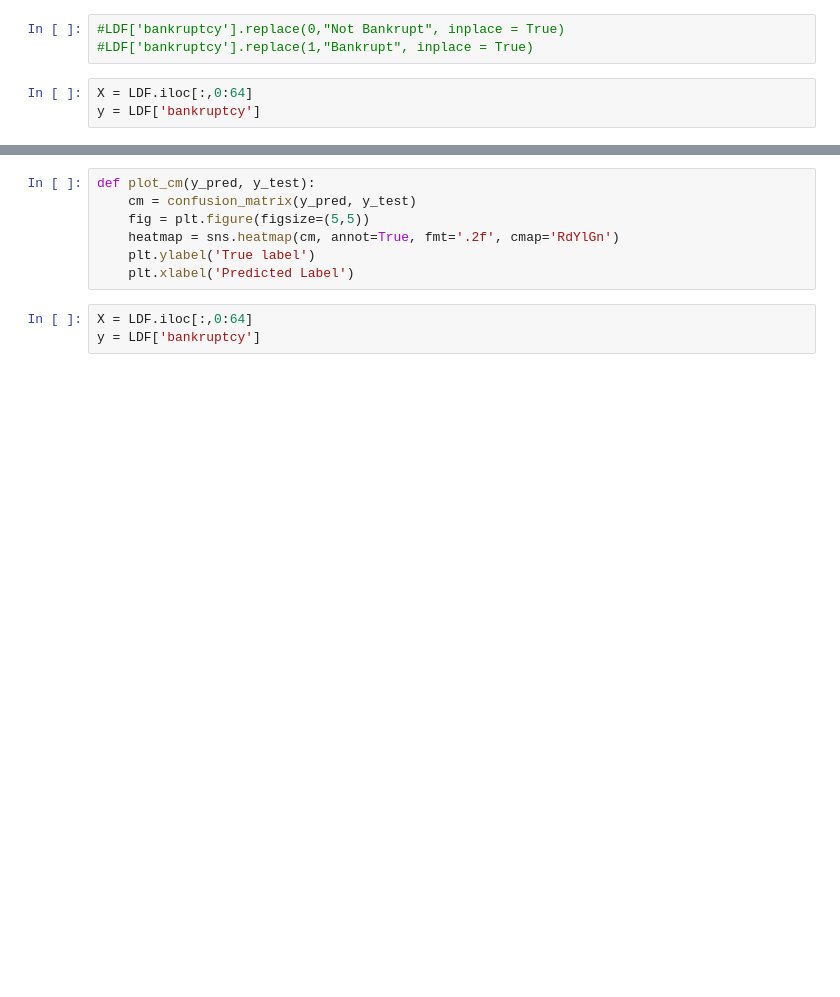
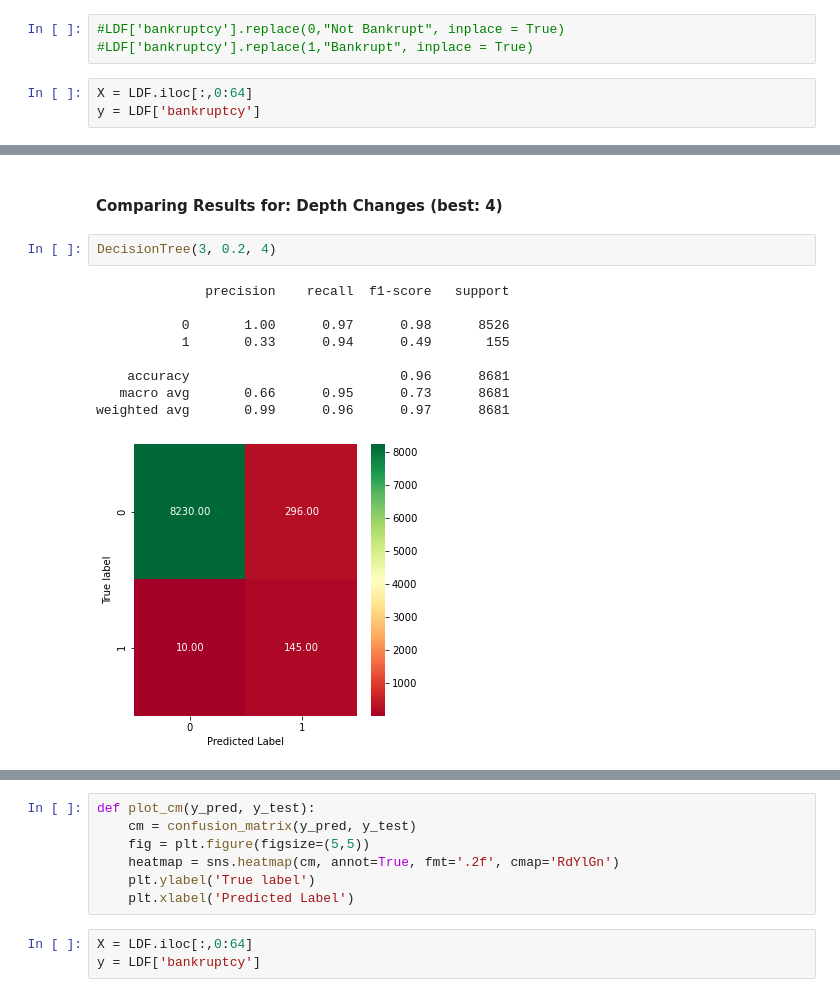
Before and after one commit to KeeganH2O/DS160_Final_Project_BWT_KSH, a Jupyter notebook: FinalProject_KSH_BWT.ipynb, the cells around one changed output, grey strips where cells are left out. Cells and saved outputs as stored; diff of their text form; blank space fills up the shorter version.

```diff
--- a/FinalProject_KSH_BWT.ipynb
+++ b/FinalProject_KSH_BWT.ipynb
@@ -188,0 +173,14 @@ weighted avg       0.98      0.97      0.97      8681
+# %% [markdown]
+#### Comparing Results for: Depth Changes (best: 4)
+# %%
+DecisionTree(3, 0.2, 4)
+# %% [output]
+              precision    recall  f1-score   support
+
+           0       1.00      0.97      0.98      8526
+           1       0.33      0.94      0.49       155
+
+    accuracy                           0.96      8681
+   macro avg       0.66      0.95      0.73      8681
+weighted avg       0.99      0.96      0.97      8681
+[figure, added]
```
Also changed, not shown: parts of 67 cells of this notebook.
